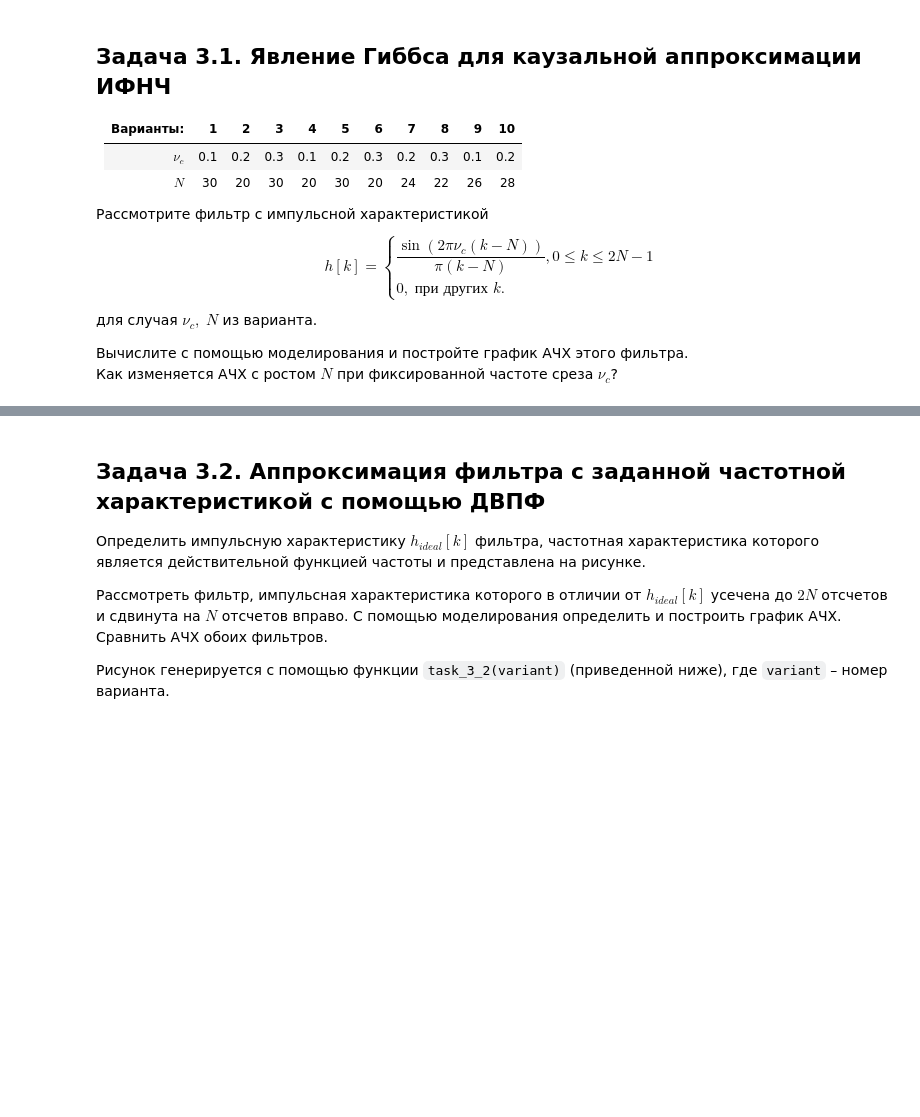
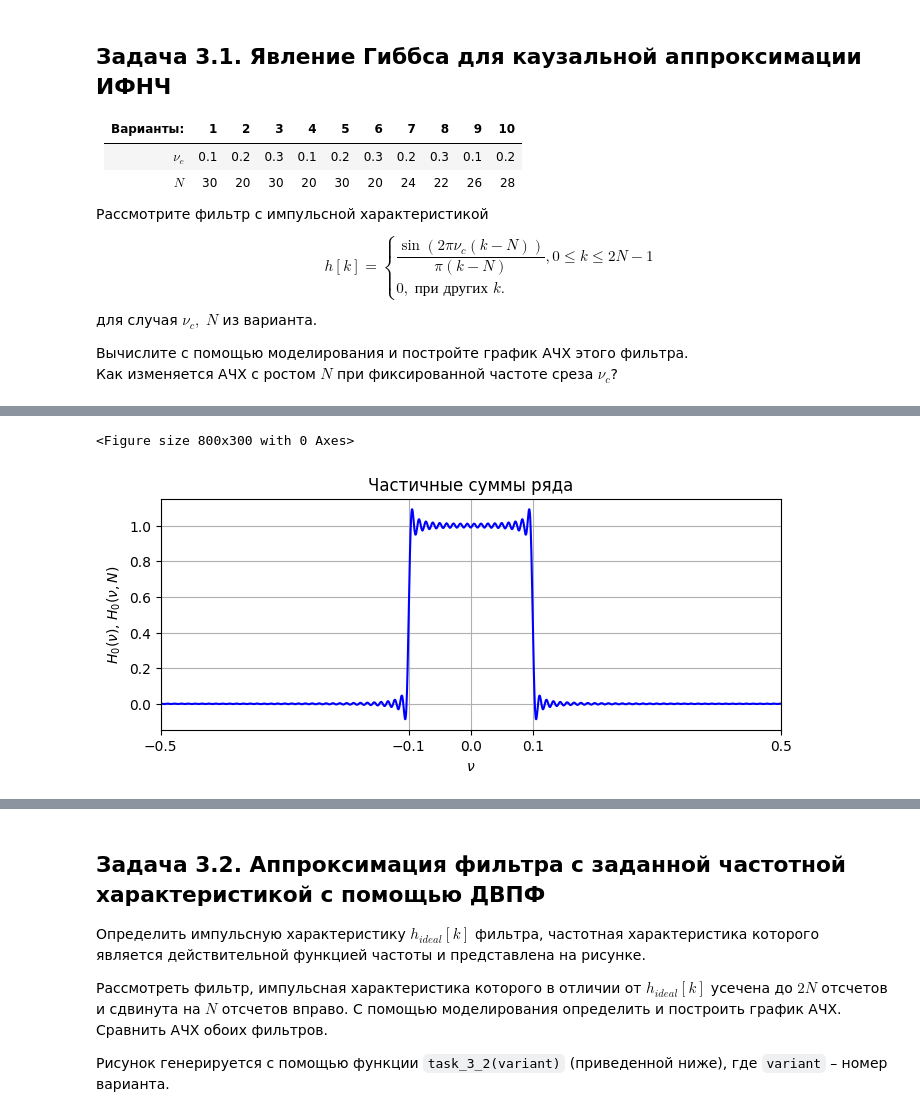
Before and after one commit to sin-diesel/digital-signals-laboratory, a Jupyter notebook: discrete-lti-systems/dsp_lab2.ipynb, the cells around one changed output, grey strips where cells are left out. Cells and saved outputs as stored; diff of their text form; code cells hidden in the pictures; blank space fills up the shorter version.

```diff
--- a/discrete-lti-systems/dsp_lab2.ipynb
+++ b/discrete-lti-systems/dsp_lab2.ipynb
@@ -374,0 +420,5 @@ $$
+# %%
+plot_partial_sum(N + 60, nu_c)
+# %% [output]
+<Figure size 800x300 with 0 Axes>
+[figure, added]
```
Also changed, not shown: parts of 13 cells of this notebook.
